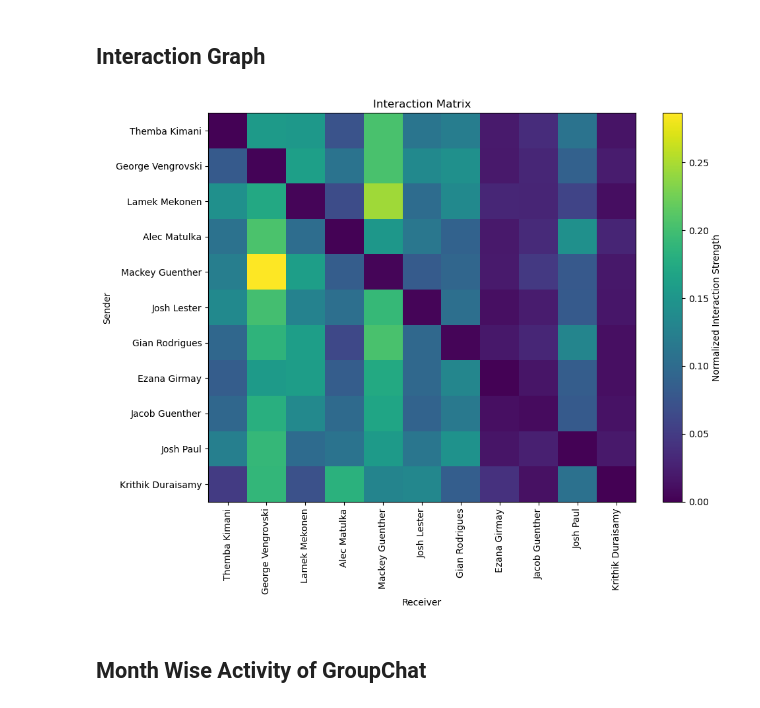
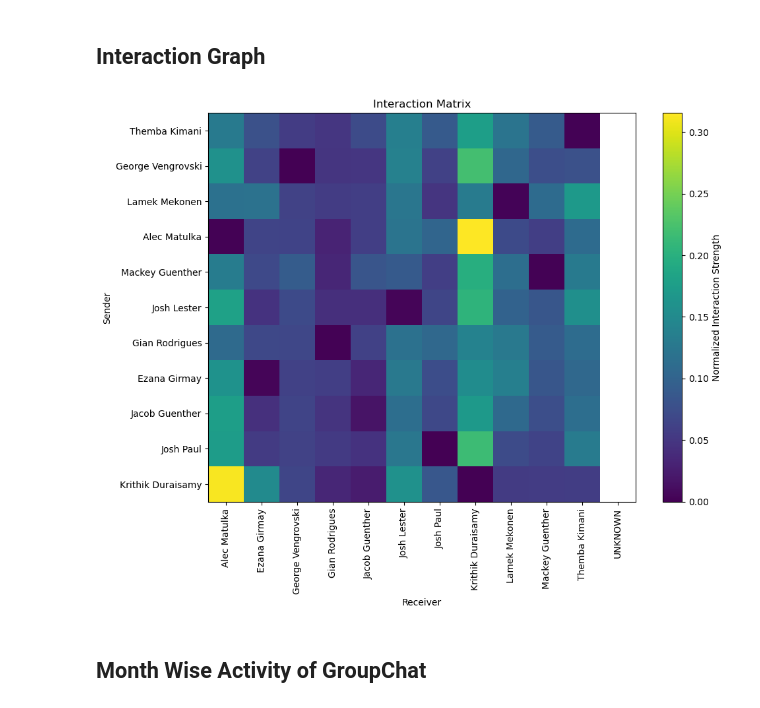
Before and after one commit to georgevenven/imessage_analysis, a Jupyter notebook: analysis.ipynb, the cells around one changed output. Drawn from its saved outputs; the diff is of its cells as text; code cells hidden in the pictures.

```diff
--- a/analysis.ipynb
+++ b/analysis.ipynb
@@ -608,34 +608,38 @@ interaction_matrix = pd.DataFrame(0, index=df['sender'].unique(), columns=df['se
 
 for index, row in df.iterrows():
     sender = row['sender']
     if sender == "UNKNOWN" or pd.isna(sender):
         continue
     reactions_dict = ast.literal_eval(row['reactions'])
     for reaction_type, names in reactions_dict.items():
         for name in names:
             if name in interaction_matrix.columns:
                 interaction_matrix.at[sender, name] += 1
 
 # Drop UNKNOWN from interaction matrix
 interaction_matrix.drop(index=["UNKNOWN"], errors='ignore', inplace=True)
 interaction_matrix.drop(columns=["UNKNOWN"], errors='ignore', inplace=True)
 
+# Normalize by total messages of each receiver
+total_messages_per_receiver = df['sender'].value_counts()
+interaction_matrix = interaction_matrix.div(total_messages_per_receiver, axis=1)
+
 # Normalize each row such that the values in each row sum to 1
 interaction_matrix_normalized = interaction_matrix.div(interaction_matrix.sum(axis=1), axis=0)
 
 # Plot the interaction matrix
 plt.figure(figsize=(10, 8))
 plt.imshow(interaction_matrix_normalized, cmap='viridis', aspect='auto')
 plt.colorbar(label='Normalized Interaction Strength')
 plt.title('Interaction Matrix')
 plt.xlabel('Receiver')
 plt.ylabel('Sender')
 plt.xticks(ticks=np.arange(len(interaction_matrix.columns)), labels=interaction_matrix.columns, rotation=90)
 plt.yticks(ticks=np.arange(len(interaction_matrix.index)), labels=interaction_matrix.index)
 plt.tight_layout()
 plt.show()
 # %% [output]
-[figure, old version]
+[figure, new version]
 # %% [markdown]
 ## Month Wise Activity of GroupChat
 # %%
```
